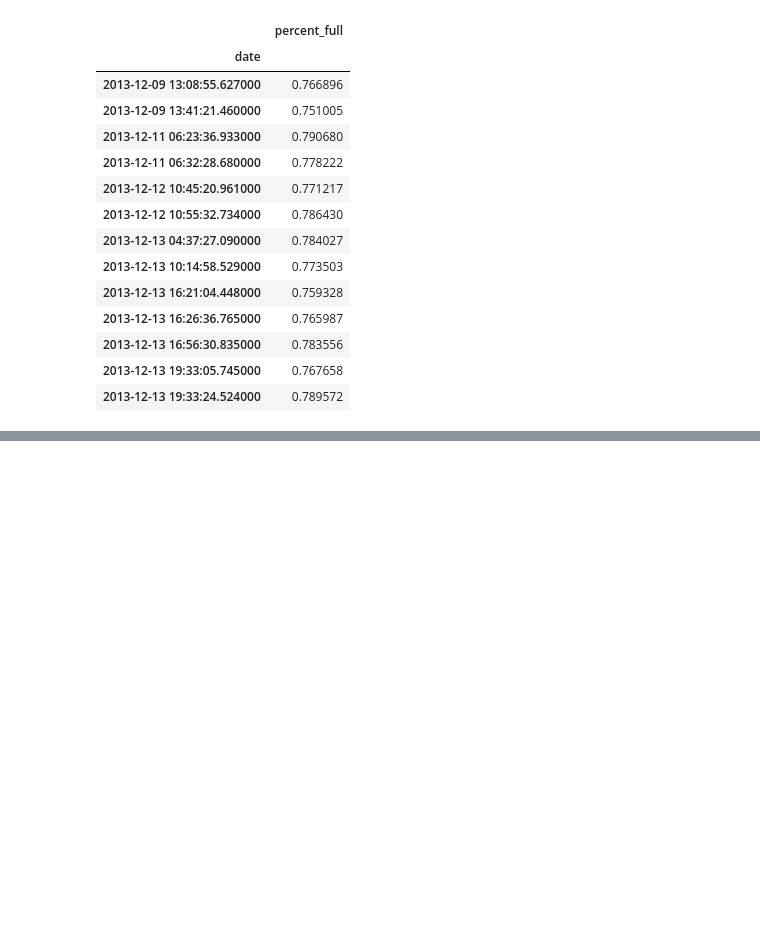
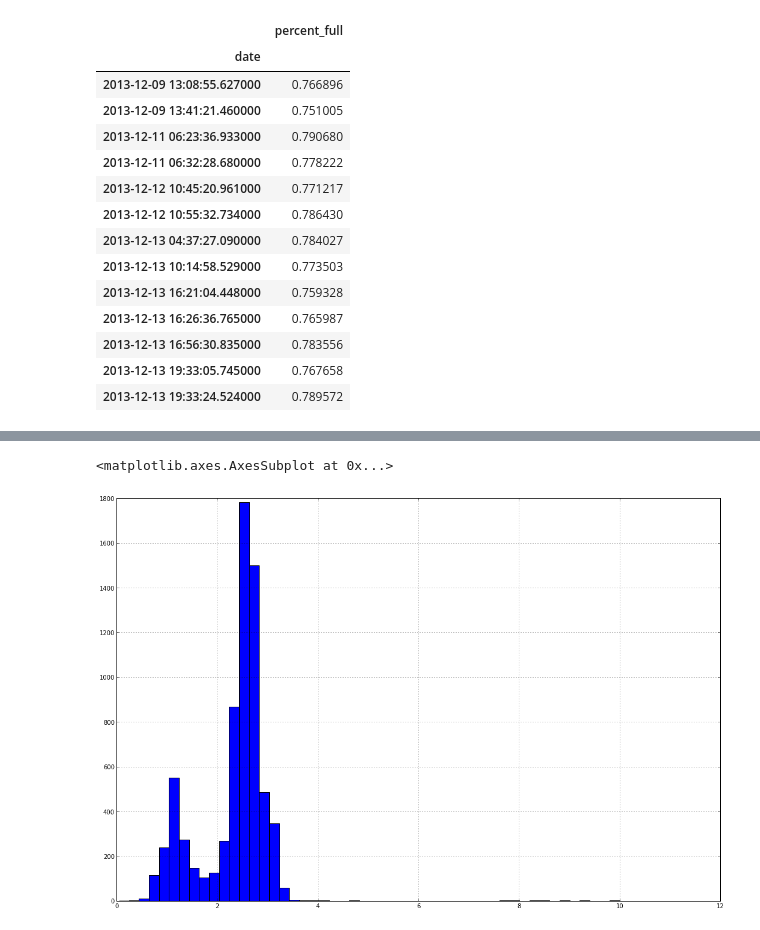
Before and after one commit to riptano/logparse, a Jupyter notebook: example.ipynb, the cells around one changed output, grey strips where cells are left out. Saved outputs shown, nothing was run; the diff lists cells and outputs as text; code cells hidden in the pictures; blank space fills up the shorter version.

```diff
--- a/example.ipynb
+++ b/example.ipynb
@@ -87,2 +87,7 @@ compactions.describe()
+# %%
+compactions['rate'].hist(bins=50)
+# %% [output]
+<matplotlib.axes.AxesSubplot at 0x...>
+[figure, added]
 # %%
 flushes = pd.DataFrame.from_records(log.sessions[0]['flushes'],index='begin_date')
```
Also changed, not shown: parts of 16 cells of this notebook.
